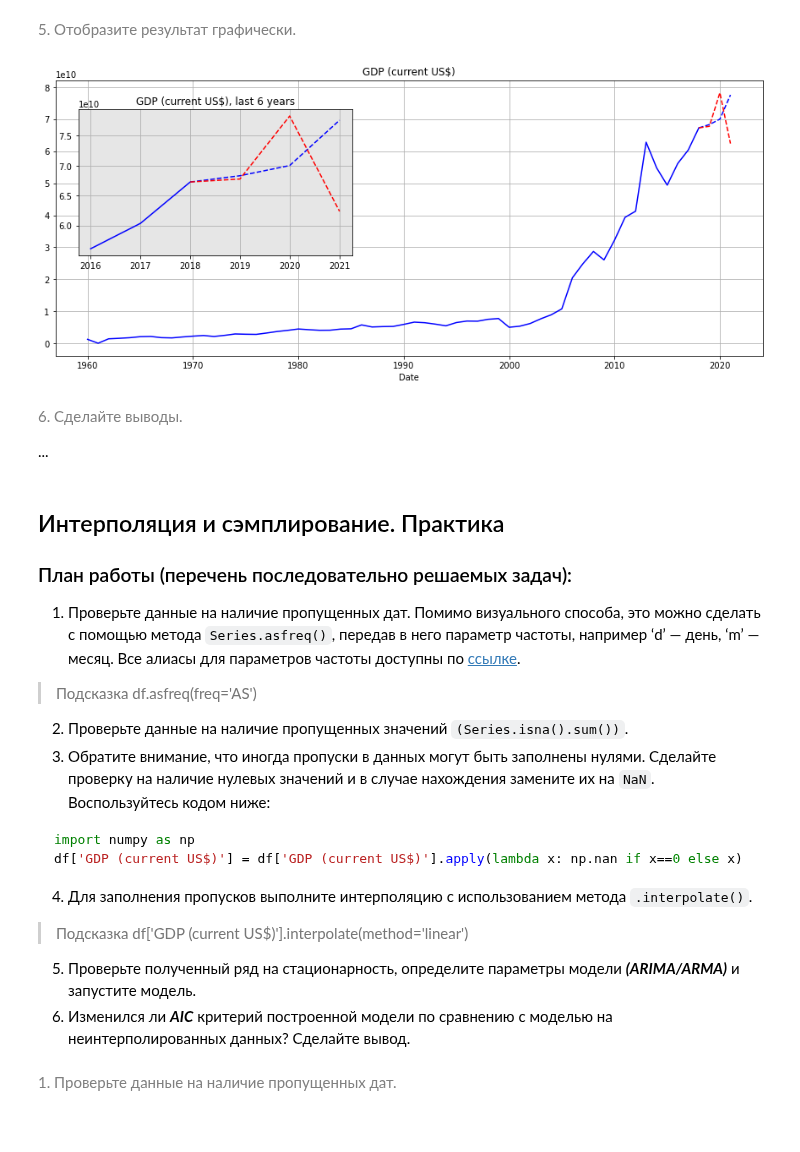
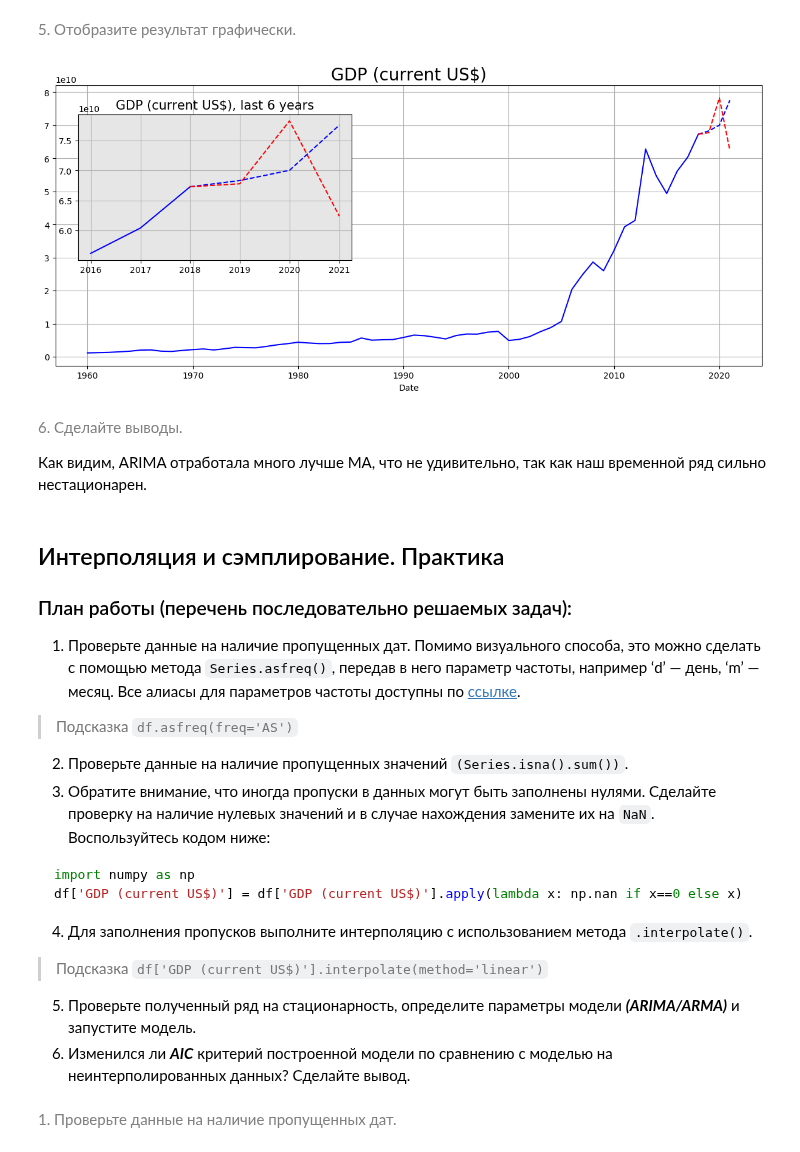
Before and after one commit to IvanovDmitryV/skillfactory_rds, a Jupyter notebook: Unit_7_restart/Project_7.ipynb, the cells around one changed output. Drawn from its saved outputs; the diff is of its cells as text; code cells hidden in the pictures; blank space fills up the shorter version.

````diff
--- a/Unit_7_restart/Project_7.ipynb
+++ b/Unit_7_restart/Project_7.ipynb
@@ -42,8 +40,8 @@ data.head()
 # %% [markdown]
 <span style="color: gray">1. Отложите последние три года датасета как тестовую выборку для оценки результатов предсказания.<span>
 # %%
-test = data.iloc[-3:]
-train = data.iloc[:-3]
+train = data.iloc[:-3].copy()
+test = data.iloc[-3:].copy()
 # %% [markdown]
 <span style="color: gray">2. Постройте модель скользящего среднего, проанализируйте результат.<span>
 # %%
@@ -127,14 +122,15 @@ pp, dd, qq = range(1,8), range(0,5), range(1,9)
 aic_series = pd.Series()
 
 for p,d,q in itertools.product(pp, dd, qq, repeat=1):
-    mod = ARIMA(train,order=(p,d,q),freq='AS')
-    res = mod.fit()
+    arima_mod = ARIMA(train,order=(p,d,q),freq='AS')
+    res = arima_mod.fit()
     aic_series = aic_series.append(pd.Series(index = [(p,d,q)], data=res.aic))
 
 print('При p=4, d=2, q=6  Знвчение  AIC = {:.3f}\n'.format(aic_series[(4,2,6)]))
-print('Минимальное значение AIC = {:.3f} в рассмотренном диапазоне параметров достигается \
+print('В рассматриваемом диапазоне параметров: ')
+print('\tминимальное значение AIC = {:.3f} достигается \
 при p={} d={} q={}'.format(aic_series.min(),*aic_series.idxmin()))
-print('\nСреднее значение AIC = {:.3f} '.format(aic_series.median()))
-print('Медианное значение AIC = {:.3f} '.format(aic_series.mean()))
-print('Маскимальное значение AIC = {:.3f} '.format(aic_series.max()))
+print('\tсреднее значение AIC = {:.3f} '.format(aic_series.median()))
+print('\tмедианное значение AIC = {:.3f} '.format(aic_series.mean()))
+print('\tмаскимальное значение AIC = {:.3f} '.format(aic_series.max()))
 # %% [output]
@@ -161,35 +157,35 @@ best_mod_pred.columns = ['GDP (current US$)']
 <span style="color: gray">5. Отобразите результат графически.<span>
 # %%
 fig = plt.figure(figsize=(15,6))
-plt.title('GDP (current US$)')
+plt.title('GDP (current US$)', size = 20)
 plt.xlabel('Date')
 plt.grid(True)
 
 plt.plot(train,color='blue',linestyle='-')
 plt.plot(train.iloc[[-1]].append(test),color='blue',linestyle='--')
 plt.plot(train.iloc[[-1]].append(pd.DataFrame(best_mod_pred)),color='red',linestyle='--')
 
 ax_ins = fig.add_axes([0.15, 0.4, 0.3, 0.4])
 ax_ins.set_facecolor('0.9')
-plt.title('GDP (current US$), last 6 years')
+plt.title('GDP (current US$), last 6 years', size = 15)
 plt.grid(True)
 plt.plot(train.iloc[-3:],color='blue',linestyle='-')
 plt.plot(train.iloc[[-1]].append(test),color='blue',linestyle='--')
 plt.plot(train.iloc[[-1]].append(pd.DataFrame(best_mod_pred)),color='red',linestyle='--')
 plt.show()
 # %% [output]
-[figure, old version]
+[figure, new version]
 # %% [markdown]
 <span style="color: gray">6. Сделайте выводы.<span>
 
-...
+Как видим, ARIMA отработала много лучше MA, что не удивительно, так как наш временной ряд сильно нестационарен.
 # %% [markdown]
 ## Интерполяция и сэмплирование. Практика
 ### План работы (перечень последовательно решаемых задач):
 
 1. Проверьте данные на наличие пропущенных дат. Помимо визуального способа, это можно сделать с помощью метода `Series.asfreq()`, передав в него параметр частоты, например ‘d’ — день, ‘m’ — месяц. Все алиасы для параметров частоты доступны по [ссылке](https://pandas.pydata.org/pandas-docs/stable/user_guide/timeseries.html#timeseries-offset-aliases).
 >Подсказка
-df.asfreq(freq='AS')
+```df.asfreq(freq='AS')```
 2. Проверьте данные на наличие пропущенных значений `(Series.isna().sum())`.
 3. Обратите внимание, что иногда пропуски в данных могут быть заполнены нулями. Сделайте проверку на наличие нулевых значений и в случае нахождения замените их на `NaN`. Воспользуйтесь кодом ниже:
 ```python
@@ -198,7 +194,7 @@ df['GDP (current US$)'] = df['GDP (current US$)'].apply(lambda x: np.nan if x==0
 ```
 4. Для заполнения пропусков выполните интерполяцию с использованием метода `.interpolate()`.
 >Подсказка
-df['GDP (current US$)'].interpolate(method='linear')
+```df['GDP (current US$)'].interpolate(method='linear')```
 
 5. Проверьте полученный ряд на стационарность, определите параметры модели ***(ARIMA/ARMA)*** и запустите модель.
 6. Изменился ли ***AIC*** критерий построенной модели по сравнению с моделью на неинтерполированных данных? Сделайте вывод.
````
Also changed, not shown: parts of 50 cells of this notebook, 2 other files.
